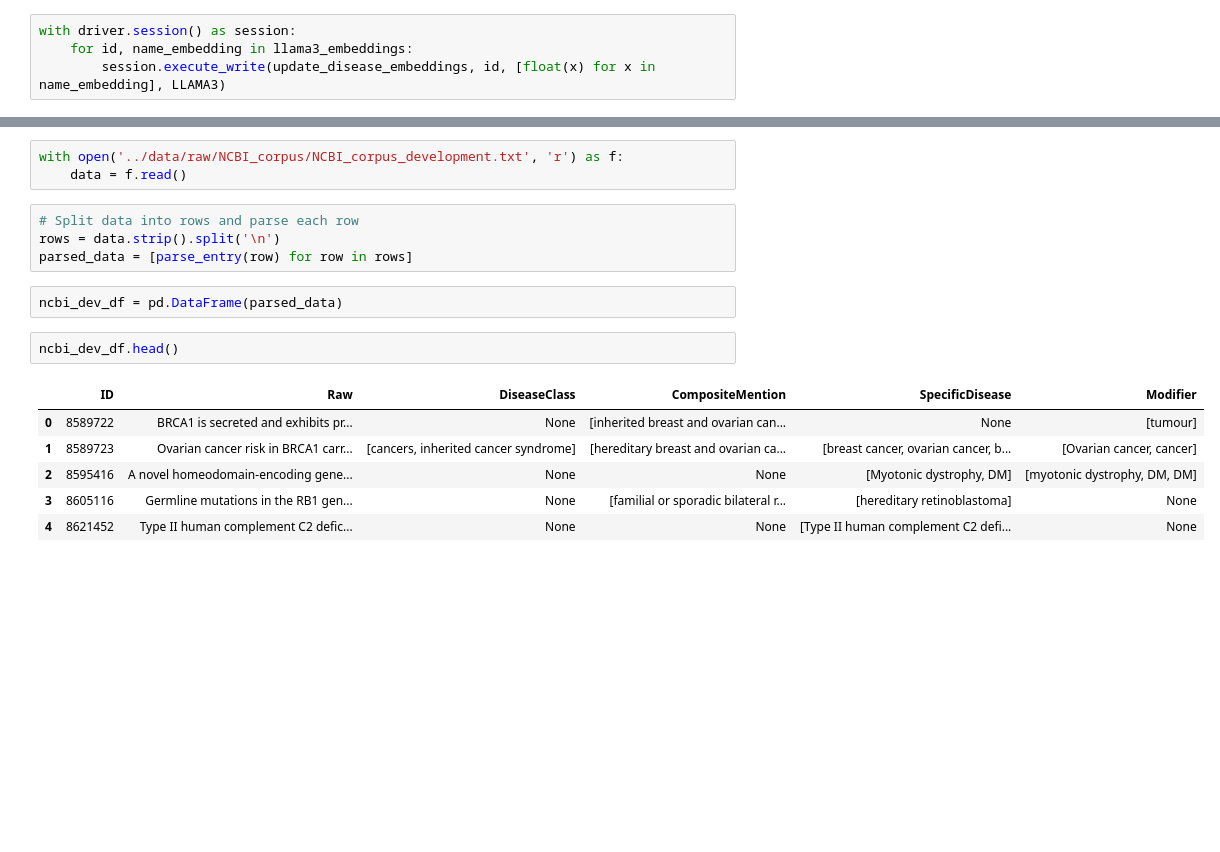
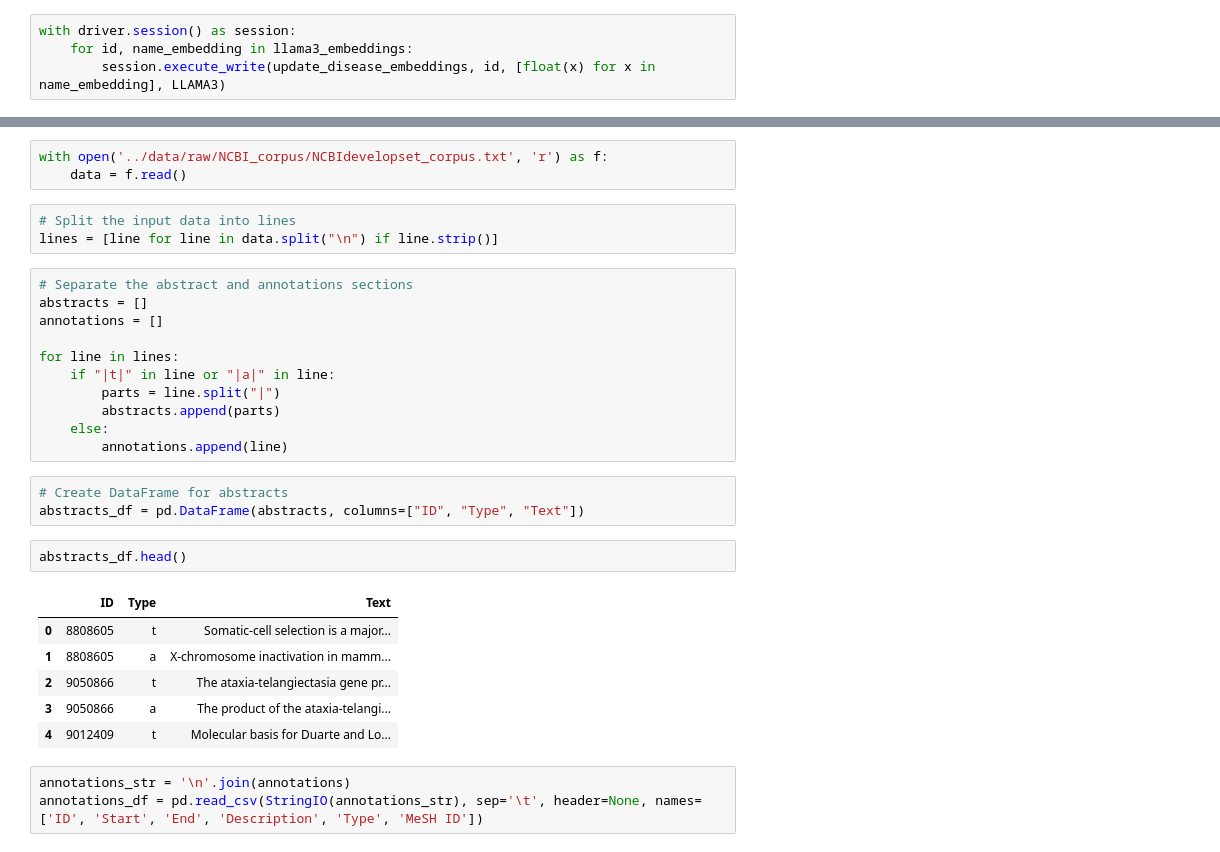
Before and after one commit to Yuliana7/biomedical-entity-linking, a Jupyter notebook: notebooks/data_processing.ipynb, the cells around one changed output, grey strips where cells are left out. Saved outputs shown, nothing was run; the diff lists cells and outputs as text; blank space fills up the shorter version.

Commit message:
feat: add synonym embeddings, cleanup data processing notebook

```diff
--- a/notebooks/data_processing.ipynb
+++ b/notebooks/data_processing.ipynb
@@ -233,18 +270,32 @@ def parse_entry(entry):
 # %%
-with open('../data/raw/NCBI_corpus/NCBI_corpus_development.txt', 'r') as f:
+with open('../data/raw/NCBI_corpus/NCBIdevelopset_corpus.txt', 'r') as f:
     data = f.read()
-# %%
-# Split data into rows and parse each row
-rows = data.strip().split('\n')
-parsed_data = [parse_entry(row) for row in rows]
-# %%
-ncbi_dev_df = pd.DataFrame(parsed_data)
+# %%
+# Split the input data into lines
+lines = [line for line in data.split("\n") if line.strip()]
+# %%
+# Separate the abstract and annotations sections
+abstracts = []
+annotations = []
+
+for line in lines:
+    if "|t|" in line or "|a|" in line:
+        parts = line.split("|")
+        abstracts.append(parts)
+    else:
+        annotations.append(line)
+# %%
+# Create DataFrame for abstracts
+abstracts_df = pd.DataFrame(abstracts, columns=["ID", "Type", "Text"])
 # %%
-ncbi_dev_df.head()
+abstracts_df.head()
 # %% [output]
-|  | ID | Raw | DiseaseClass | CompositeMention | SpecificDisease | Modifier |
-| 0 | 8589722 | BRCA1 is secreted and exhibits pr... | None | [inherited breast and ovarian can... | None | [tumour] |
-| 1 | 8589723 | Ovarian cancer risk in BRCA1 carr... | [cancers, inherited cancer syndrome] | [hereditary breast and ovarian ca... | [breast cancer, ovarian cancer, b... | [Ovarian cancer, cancer] |
-| 2 | 8595416 | A novel homeodomain-encoding gene... | None | None | [Myotonic dystrophy, DM] | [myotonic dystrophy, DM, DM] |
-| 3 | 8605116 | Germline mutations in the RB1 gen... | None | [familial or sporadic bilateral r... | [hereditary retinoblastoma] | None |
-| 4 | 8621452 | Type II human complement C2 defic... | None | None | [Type II human complement C2 defi... | None |
+|  | ID | Type | Text |
+| 0 | 8808605 | t | Somatic-cell selection is a major... |
+| 1 | 8808605 | a | X-chromosome inactivation in mamm... |
+| 2 | 9050866 | t | The ataxia-telangiectasia gene pr... |
+| 3 | 9050866 | a | The product of the ataxia-telangi... |
+| 4 | 9012409 | t | Molecular basis for Duarte and Lo... |
+# %%
+annotations_str = '\n'.join(annotations)
+annotations_df = pd.read_csv(StringIO(annotations_str), sep='\t', header=None, names=['ID', 'Start', 'End', 'Description', 'Type', 'MeSH ID'])
```
Also changed, not shown: parts of 44 cells of this notebook.
